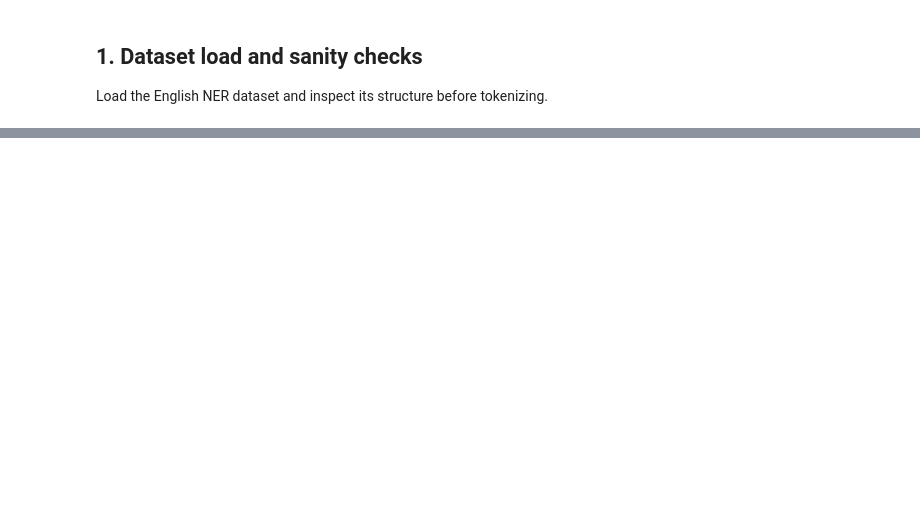
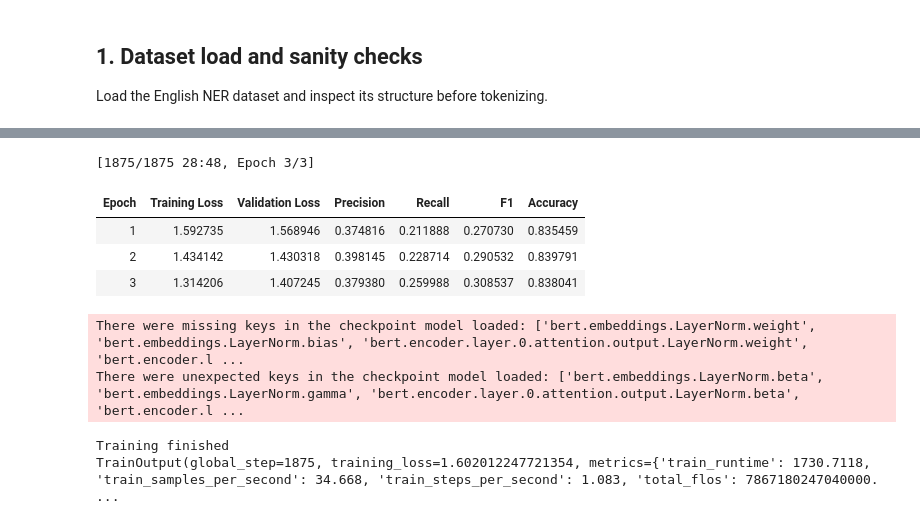
Before and after one commit to anuragvishwakarma02/mlops_project_group23, a Jupyter notebook: mlops-group-project.ipynb, the cells around one changed output, grey strips where cells are left out. Saved outputs shown, nothing was run; the diff lists cells and outputs as text; code cells hidden in the pictures; blank space fills up the shorter version.

Commit message:
Kaggle Notebook | mlops-group-project | Version 2

```diff
--- a/mlops-group-project.ipynb
+++ b/mlops-group-project.ipynb
@@ -291,0 +586,62 @@ if wandb_enabled:
+# %%
+model = AutoModelForTokenClassification.from_pretrained(
+    MODEL_NAME,
+    num_labels=num_labels,
+    id2label=id2label,
+    label2id=label2id,
+    ignore_mismatched_sizes=True,
+).to(device)
+
+training_args = TrainingArguments(
+    output_dir=OUTPUT_DIR,
+    learning_rate=3e-5,
+    per_device_train_batch_size=16 if device != 'cpu' else 8,
+    per_device_eval_batch_size=16 if device != 'cpu' else 8,
+    num_train_epochs=3,
+    weight_decay=0.01,
+    eval_strategy='epoch',
+    save_strategy='epoch',
+    logging_strategy='steps',
+    logging_steps=50,
+    load_best_model_at_end=True,
+    metric_for_best_model='f1',
+    report_to=['wandb'] if ENABLE_WANDB else [],
+    run_name=WANDB_RUN_NAME,
+    seed=SEED,
+    push_to_hub=False,
+)
+
+if ENABLE_WANDB:
+    wandb.init(
+        project=WANDB_PROJECT,
+        name=WANDB_RUN_NAME,
+        config={
+            'model_name': MODEL_NAME,
+            'max_length': MAX_LENGTH,
+            'num_labels': num_labels,
+            'epochs': training_args.num_train_epochs,
+            'train_batch_size': training_args.per_device_train_batch_size,
+            'eval_batch_size': training_args.per_device_eval_batch_size,
+            'dataset': 'yongsun-yoon/open-ner-english',
+            'task': 'token-classification',
+        },
+    )
+
+trainer_kwargs = {
+    'model': model,
+    'args': training_args,
+    'train_dataset': tokenized_dataset['train'],
+    'eval_dataset': tokenized_dataset[eval_split],
+    'data_collator': data_collator,
+    'compute_metrics': compute_metrics,
+    'processing_class': tokenizer,  # For newer transformers versions
+    # 'tokenizer': tokenizer,  # For older transformers versions
+}
+
+
+trainer = Trainer(**trainer_kwargs)
+
+train_result = trainer.train()
+print('Training finished')
+print(train_result)
+# %% [output]
@@ -291,0 +667,9 @@ if wandb_enabled:
+[1875/1875 28:48, Epoch 3/3]
+| Epoch | Training Loss | Validation Loss | Precision | Recall | F1 | Accuracy |
+| 1 | 1.592735 | 1.568946 | 0.374816 | 0.211888 | 0.270730 | 0.835459 |
+| 2 | 1.434142 | 1.430318 | 0.398145 | 0.228714 | 0.290532 | 0.839791 |
+| 3 | 1.314206 | 1.407245 | 0.379380 | 0.259988 | 0.308537 | 0.838041 |
+There were missing keys in the checkpoint model loaded: ['bert.embeddings.LayerNorm.weight', 'bert.embeddings.LayerNorm.bias', 'bert.encoder.layer.0.attention.output.LayerNorm.weight', 'bert.encoder.l ...
+There were unexpected keys in the checkpoint model loaded: ['bert.embeddings.LayerNorm.beta', 'bert.embeddings.LayerNorm.gamma', 'bert.encoder.layer.0.attention.output.LayerNorm.beta', 'bert.encoder.l ...
+Training finished
+TrainOutput(global_step=1875, training_loss=1.602012247721354, metrics={'train_runtime': 1730.7118, 'train_samples_per_second': 34.668, 'train_steps_per_second': 1.083, 'total_flos': 7867180247040000. ...
```
Also changed, not shown: parts of 29 cells of this notebook.
